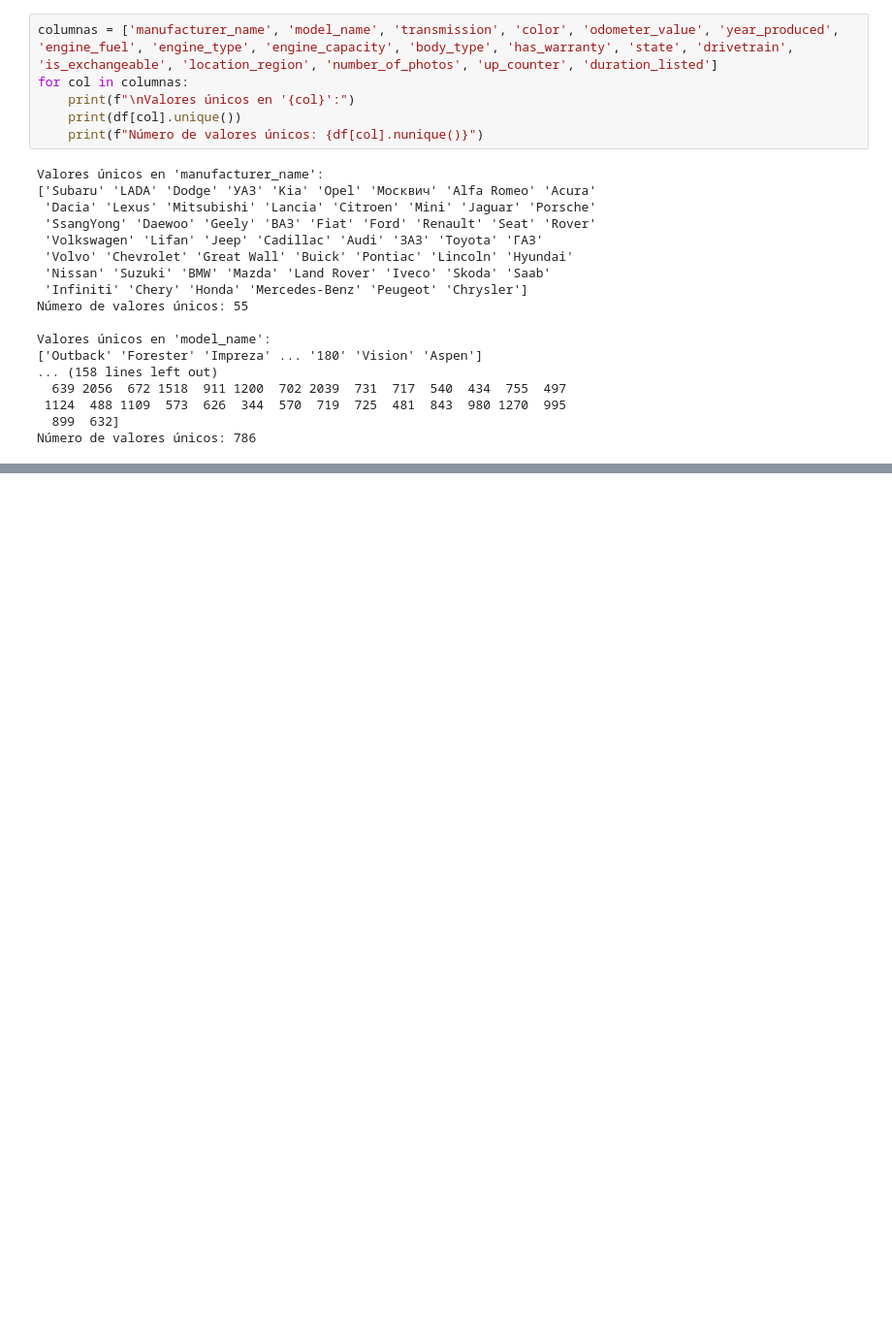
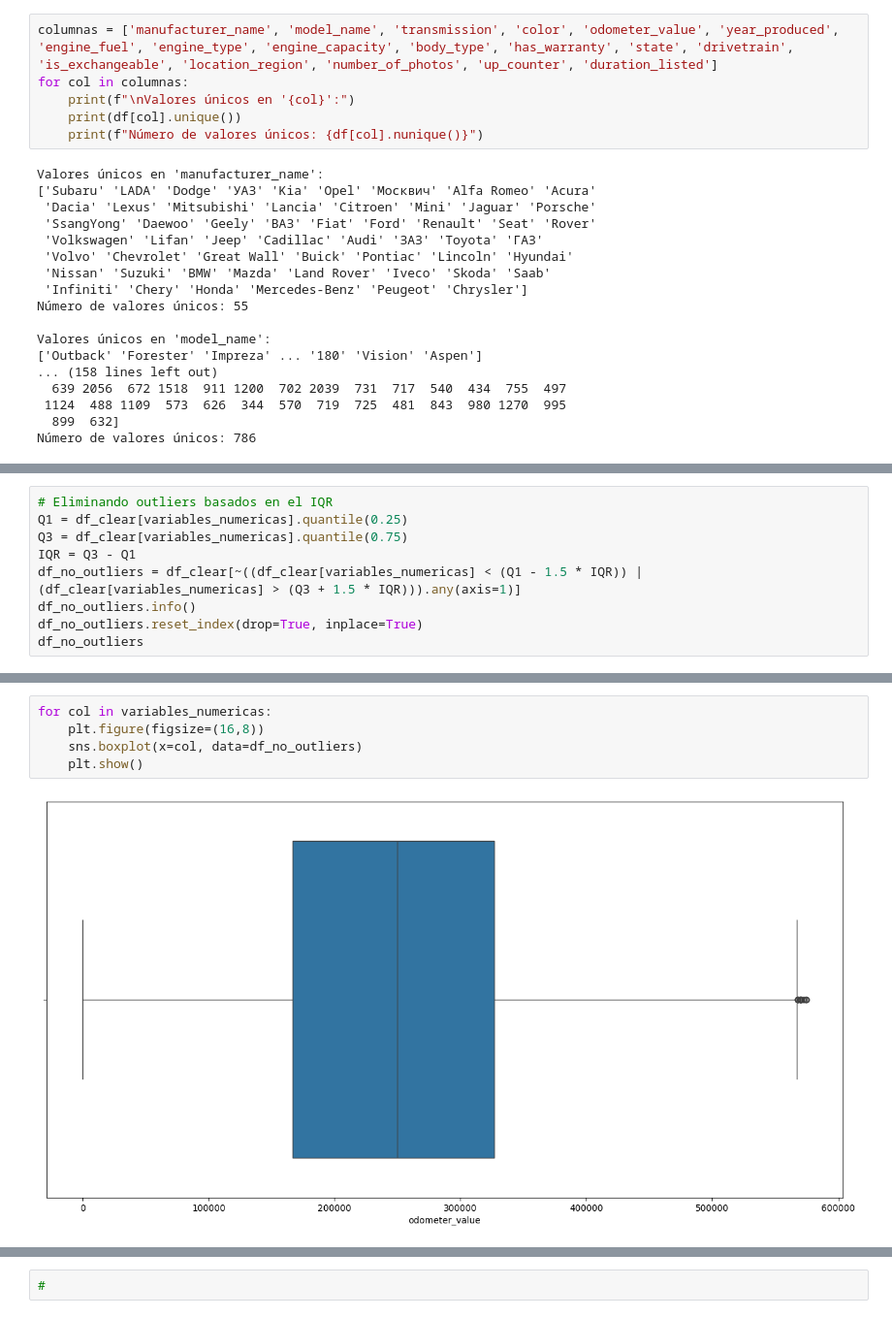
Before and after one commit to jesc6447/Introduccion-a-la-IA-2026A, a Jupyter notebook: Unidad 1/Practica 1 - Regrsion lineal/Regresion-Lineal.ipynb, the cells around one changed output, grey strips where cells are left out. Shown at 97% size. Cells and saved outputs as stored; diff of their text form; blank space fills up the shorter version.

```diff
--- a/Unidad 1/Practica 1 - Regrsion lineal/Regresion-Lineal.ipynb
+++ b/Unidad 1/Practica 1 - Regrsion lineal/Regresion-Lineal.ipynb
@@ -94,0 +225,9 @@ array(['Subaru', 'LADA', 'Dodge', 'УАЗ', 'Kia', 'Opel', 'Москвич',
+# %%
+# Eliminando outliers basados en el IQR
+Q1 = df_clear[variables_numericas].quantile(0.25)
+Q3 = df_clear[variables_numericas].quantile(0.75)
+IQR = Q3 - Q1
+df_no_outliers = df_clear[~((df_clear[variables_numericas] < (Q1 - 1.5 * IQR)) |(df_clear[variables_numericas] > (Q3 + 1.5 * IQR))).any(axis=1)]
+df_no_outliers.info()
+df_no_outliers.reset_index(drop=True, inplace=True)
+df_no_outliers
@@ -94,0 +265,7 @@ array(['Subaru', 'LADA', 'Dodge', 'УАЗ', 'Kia', 'Opel', 'Москвич',
+# %%
+for col in variables_numericas:
+    plt.figure(figsize=(16,8))
+    sns.boxplot(x=col, data=df_no_outliers)
+    plt.show()
+# %% [output]
+[figure, added]
@@ -94,0 +275,2 @@ array(['Subaru', 'LADA', 'Dodge', 'УАЗ', 'Kia', 'Opel', 'Москвич',
+# %%
+#
```
Also changed, not shown: parts of 19 cells of this notebook, 2 other files.
